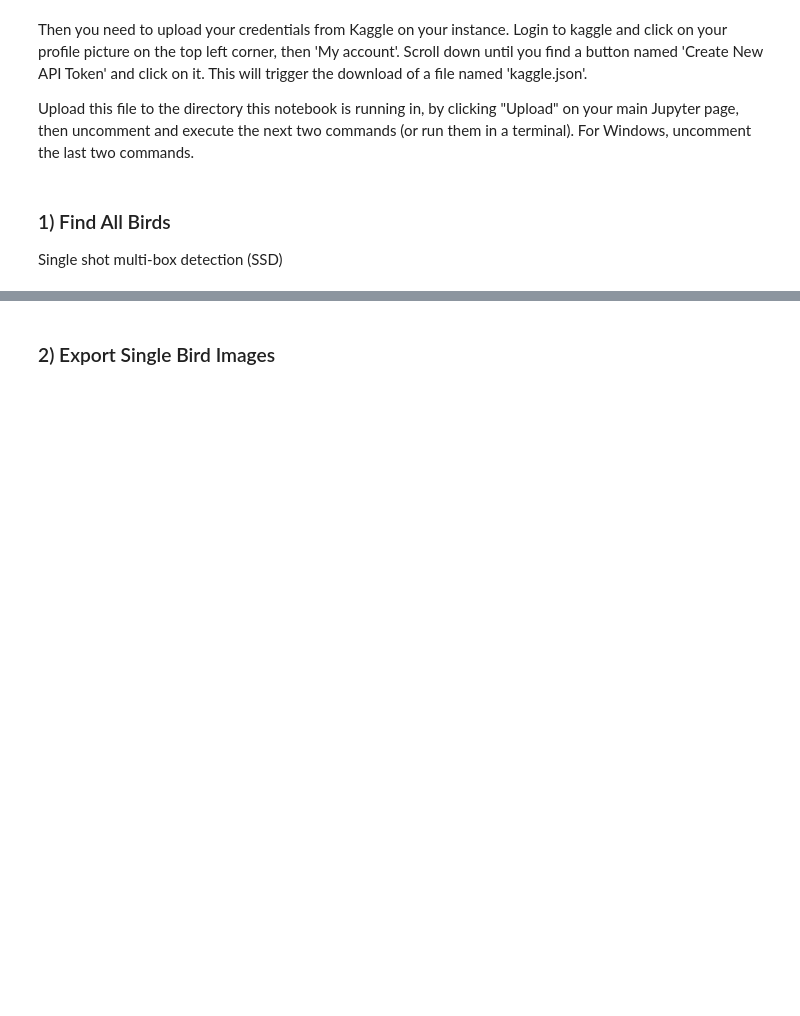
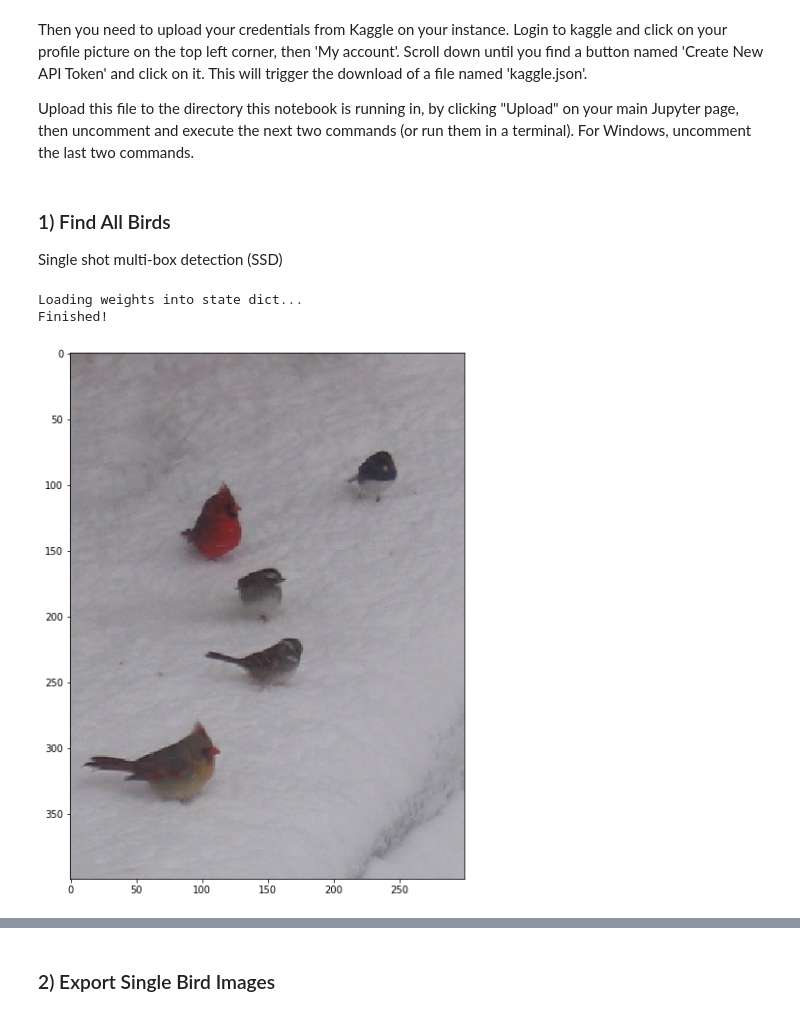
Before and after one commit to senyuuri/ml-birdwatching, a Jupyter notebook: birdwatching.ipynb, the cells around one changed output, grey strips where cells are left out. Cells and saved outputs as stored; diff of their text form; code cells hidden in the pictures; blank space fills up the shorter version.

Commit message:
Integrate SSD to find bird location

```diff
--- a/birdwatching.ipynb
+++ b/birdwatching.ipynb
@@ -52,0 +69,17 @@ Single shot multi-box detection (SSD)
+# %%
+net = build_ssd('test', 300, 21)    # initialize SSD
+# TODO download model
+net.load_weights('weights/ssd300_mAP_77.43_v2.pth')
+# %% [output]
+Loading weights into state dict...
+Finished!
+# %%
+# load a bird image for testing
+image = cv2.imread('../data/VOCdevkit/VOC2012/JPEGImages/2008_008347.jpg', cv2.IMREAD_COLOR)
+rgb_image = cv2.cvtColor(image, cv2.COLOR_BGR2RGB)
+# View the sampled input image before transform
+plt.figure(figsize=(10,10))
+plt.imshow(rgb_image)
+plt.show()
+# %% [output]
+[figure, added]
```
Also changed, not shown: parts of 11 cells of this notebook, 1 other file.
